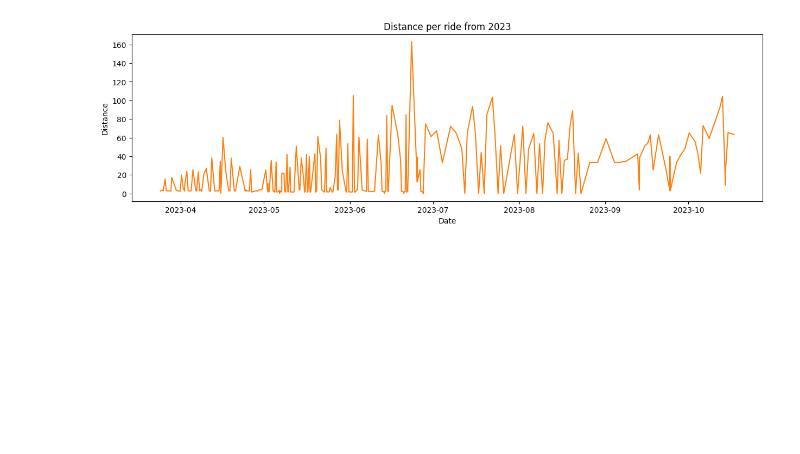
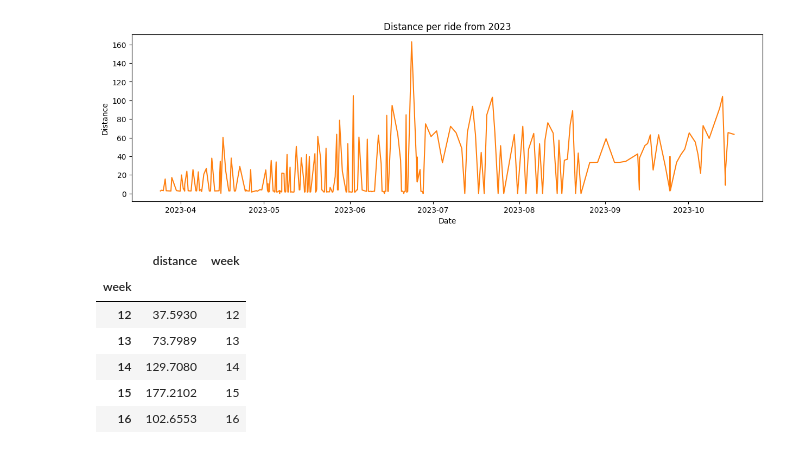
Before and after one commit to rhattark/CSE572, a Jupyter notebook: HW4/projectTimeSeriesAnalysis.ipynb, the cells around one changed output. Saved outputs shown, nothing was run; the diff lists cells and outputs as text; code cells hidden in the pictures; blank space fills up the shorter version.

```diff
--- a/HW4/projectTimeSeriesAnalysis.ipynb
+++ b/HW4/projectTimeSeriesAnalysis.ipynb
@@ -90,3 +102,18 @@ plt.gca().set(title='Distance per ride from 2023', xlabel='Date', ylabel='Distan
 plt.show()
 # %% [output]
 [figure]
+# %%
+df_weekly_23 = df_2023.copy()
+df_weekly_23['week'] = df_2023['date'].dt.isocalendar().week
+df_grouped_weekly = df_weekly_23.groupby('week')
+df_aggregated = df_grouped_weekly['distance'].sum().to_frame()
+df_aggregated['week'] = df_aggregated.index
+df_aggregated.head()
+# %% [output]
+|  | distance | week |
+| week |  |  |
+| 12 | 37.5930 | 12 |
+| 13 | 73.7989 | 13 |
+| 14 | 129.7080 | 14 |
+| 15 | 177.2102 | 15 |
+| 16 | 102.6553 | 16 |
```
Also changed, not shown: parts of 2 cells of this notebook.
